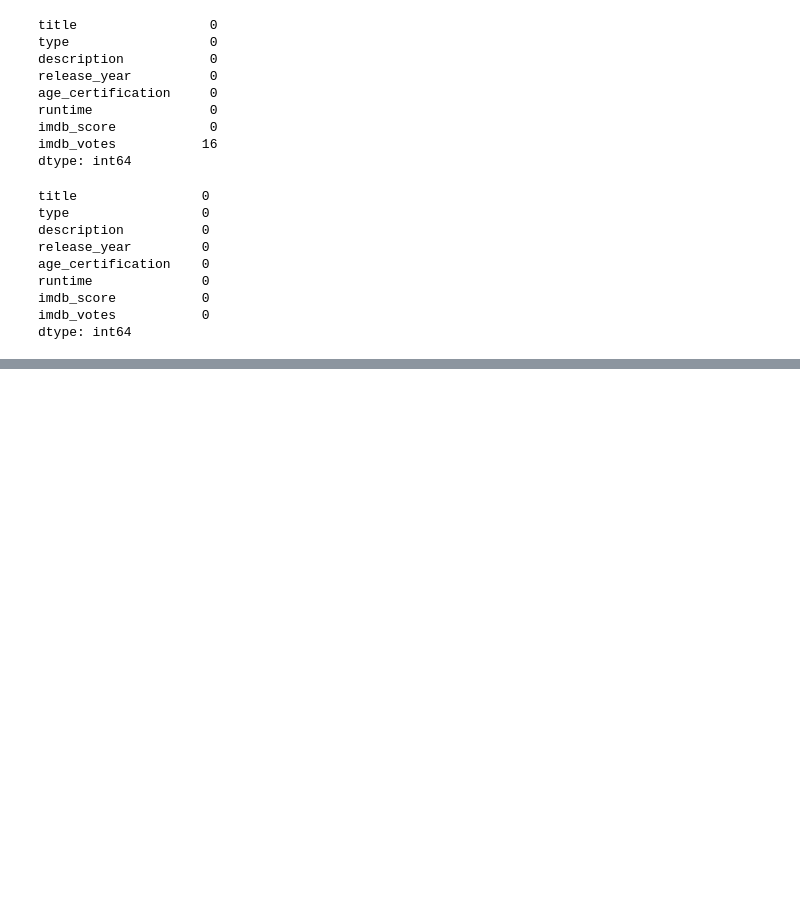
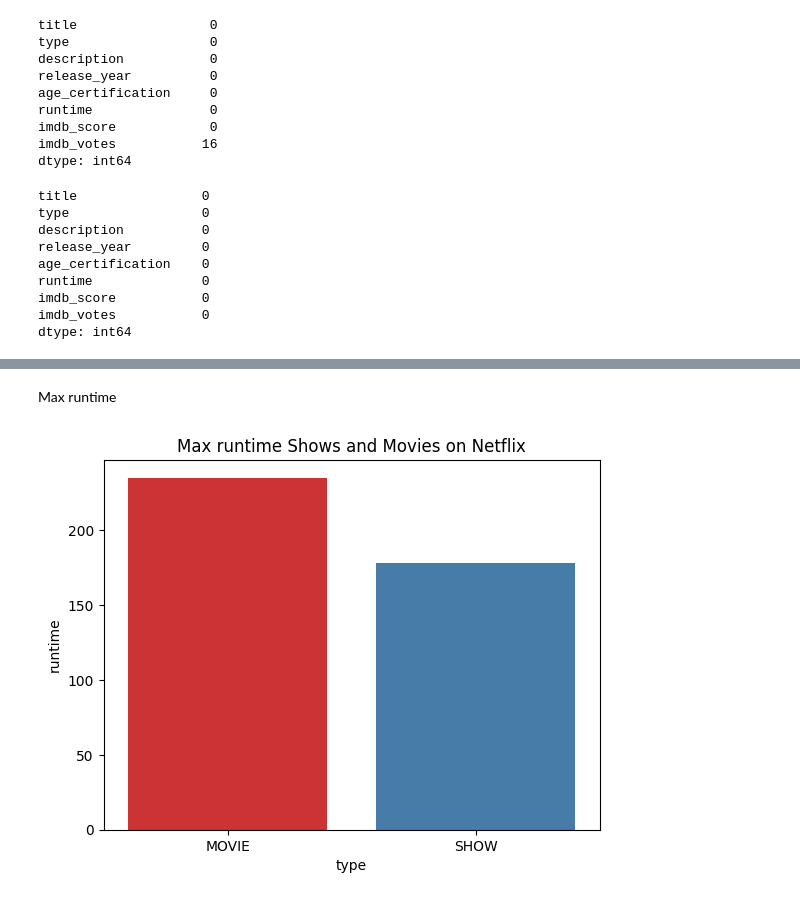
Before and after one commit to PaulPawelec/DataMining, a Jupyter notebook: Netflix_Visualization.ipynb, the cells around one changed output, grey strips where cells are left out. Cells and saved outputs as stored; diff of their text form; code cells hidden in the pictures; blank space fills up the shorter version.

```diff
--- a/Netflix_Visualization.ipynb
+++ b/Netflix_Visualization.ipynb
@@ -125,0 +137,8 @@ dtype: int64
+# %% [markdown]
+Max runtime
+# %%
+sns.barplot(data=df, x='type', y='runtime', estimator = np.max, errorbar=('ci', 0), palette='Set1')
+plt.title('Max runtime Shows and Movies on Netflix')
+plt.show()
+# %% [output]
+[figure, added]
```
Also changed, not shown: parts of 11 cells of this notebook.
